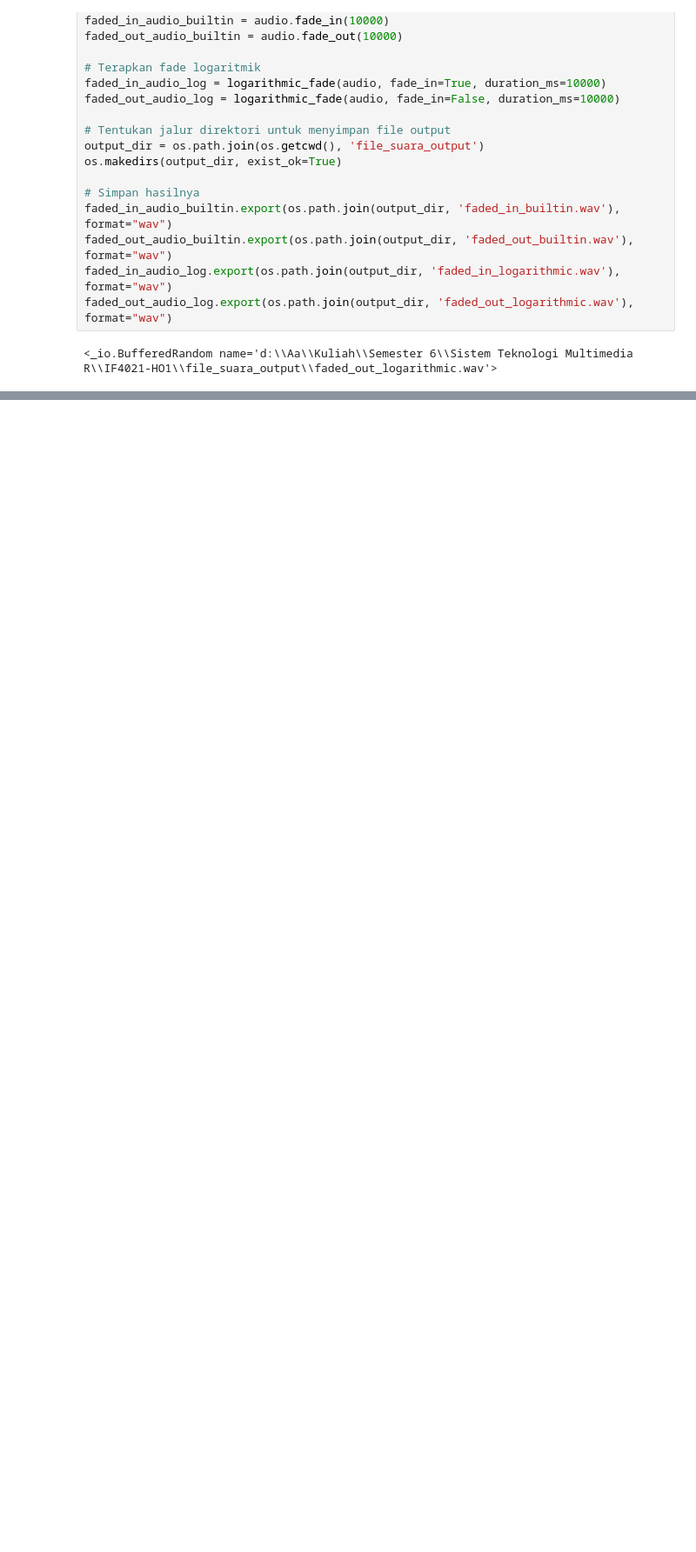
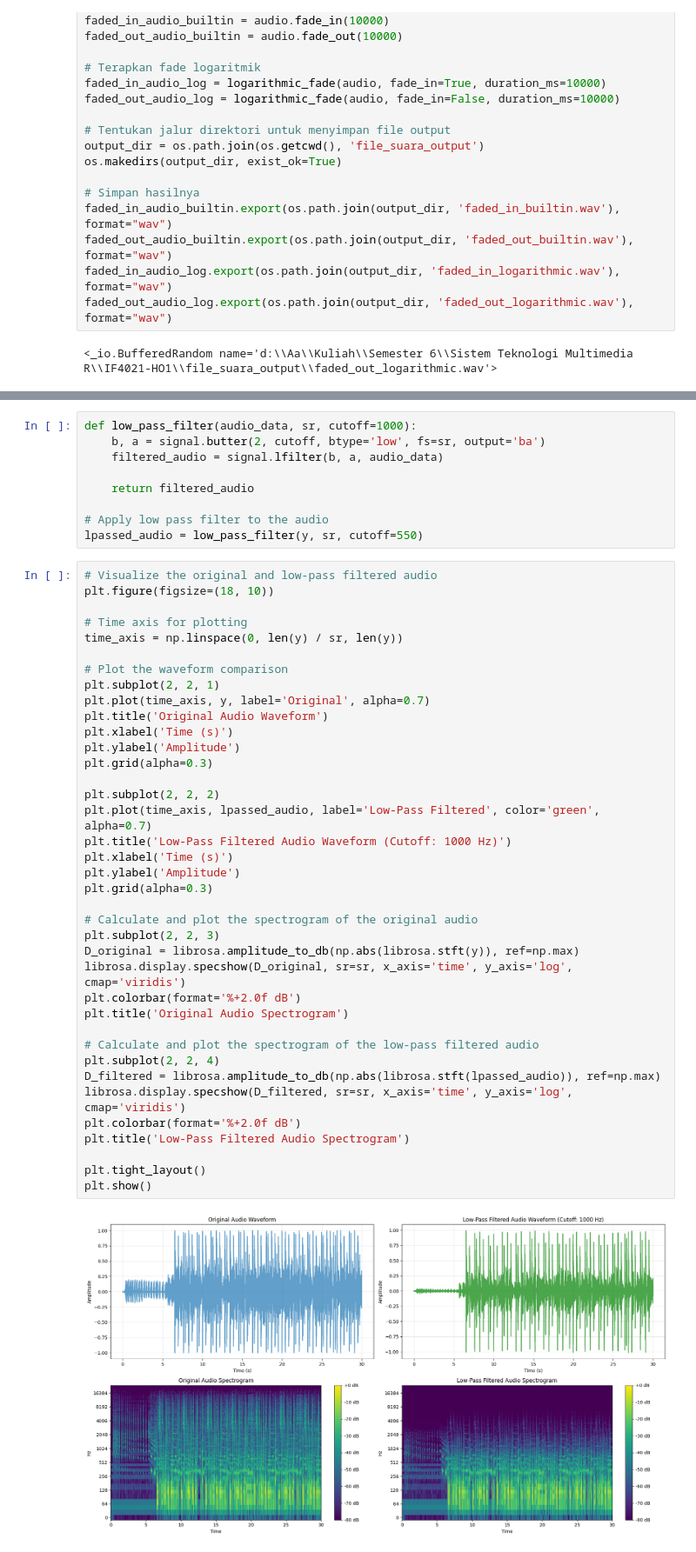
Before and after one commit to GhiffariIs/IF4021-HO1, a Jupyter notebook: 122140189_ho1.ipynb, the cells around one changed output, grey strips where cells are left out. Shown at 87% size. Saved outputs shown, nothing was run; the diff lists cells and outputs as text; blank space fills up the shorter version.

```diff
--- a/122140189_ho1.ipynb
+++ b/122140189_ho1.ipynb
@@ -82,0 +162,49 @@ faded_out_audio_log.export(os.path.join(output_dir, 'faded_out_logarithmic.wav')
+# %%
+def low_pass_filter(audio_data, sr, cutoff=1000):
+    b, a = signal.butter(2, cutoff, btype='low', fs=sr, output='ba')
+    filtered_audio = signal.lfilter(b, a, audio_data)
+
+    return filtered_audio
+
+# Apply low pass filter to the audio
+lpassed_audio = low_pass_filter(y, sr, cutoff=550)
+# %%
+# Visualize the original and low-pass filtered audio
+plt.figure(figsize=(18, 10))
+
+# Time axis for plotting
+time_axis = np.linspace(0, len(y) / sr, len(y))
+
+# Plot the waveform comparison
+plt.subplot(2, 2, 1)
+plt.plot(time_axis, y, label='Original', alpha=0.7)
+plt.title('Original Audio Waveform')
+plt.xlabel('Time (s)')
+plt.ylabel('Amplitude')
+plt.grid(alpha=0.3)
+
+plt.subplot(2, 2, 2)
+plt.plot(time_axis, lpassed_audio, label='Low-Pass Filtered', color='green', alpha=0.7)
+plt.title('Low-Pass Filtered Audio Waveform (Cutoff: 1000 Hz)')
+plt.xlabel('Time (s)')
+plt.ylabel('Amplitude')
+plt.grid(alpha=0.3)
+
+# Calculate and plot the spectrogram of the original audio
+plt.subplot(2, 2, 3)
+D_original = librosa.amplitude_to_db(np.abs(librosa.stft(y)), ref=np.max)
+librosa.display.specshow(D_original, sr=sr, x_axis='time', y_axis='log', cmap='viridis')
+plt.colorbar(format='%+2.0f dB')
+plt.title('Original Audio Spectrogram')
+
+# Calculate and plot the spectrogram of the low-pass filtered audio
+plt.subplot(2, 2, 4)
+D_filtered = librosa.amplitude_to_db(np.abs(librosa.stft(lpassed_audio)), ref=np.max)
+librosa.display.specshow(D_filtered, sr=sr, x_axis='time', y_axis='log', cmap='viridis')
+plt.colorbar(format='%+2.0f dB')
+plt.title('Low-Pass Filtered Audio Spectrogram')
+
+plt.tight_layout()
+plt.show()
+# %% [output]
+[figure, added]
```
Also changed, not shown: parts of 13 cells of this notebook, 3 other files.
